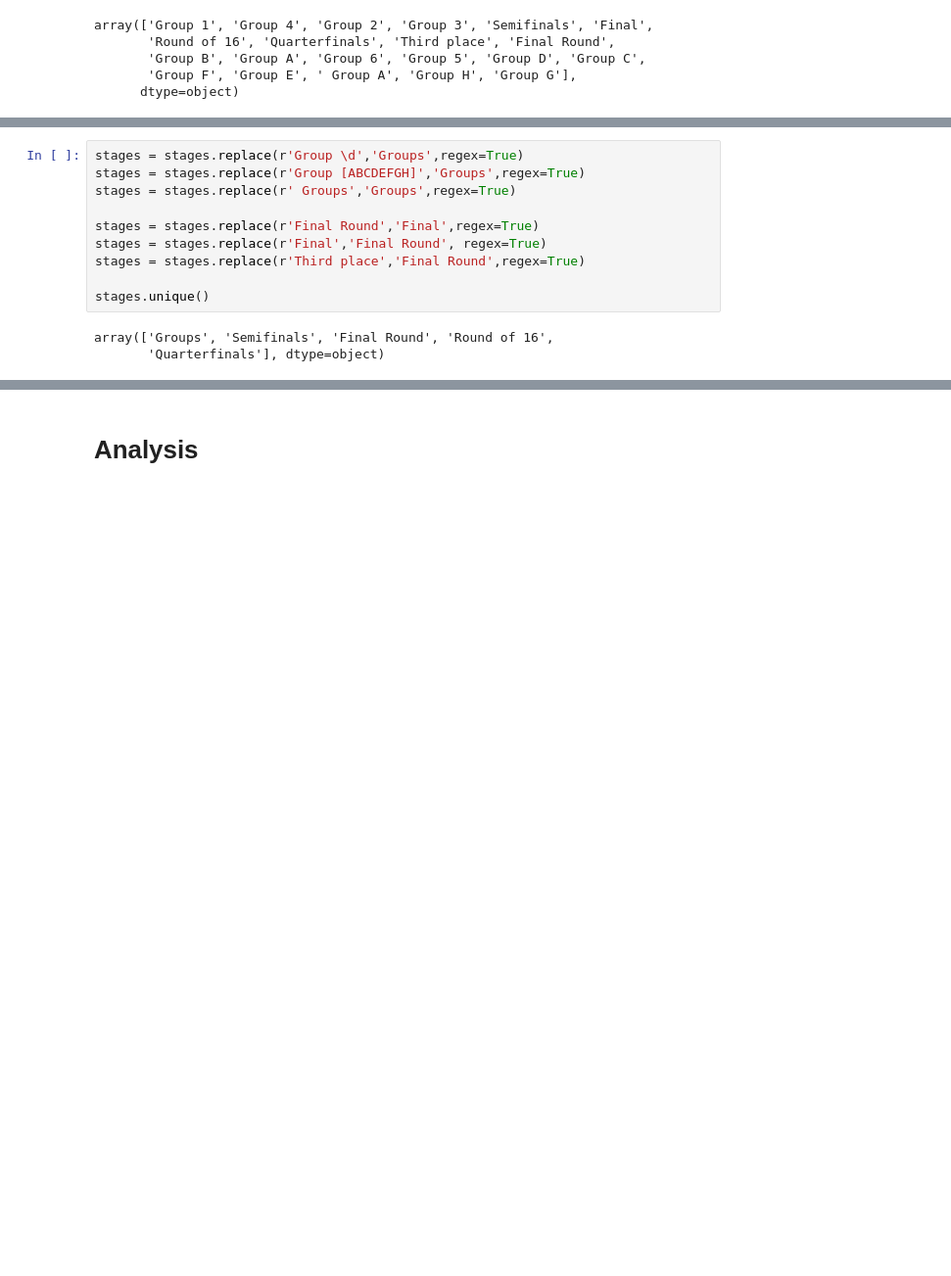
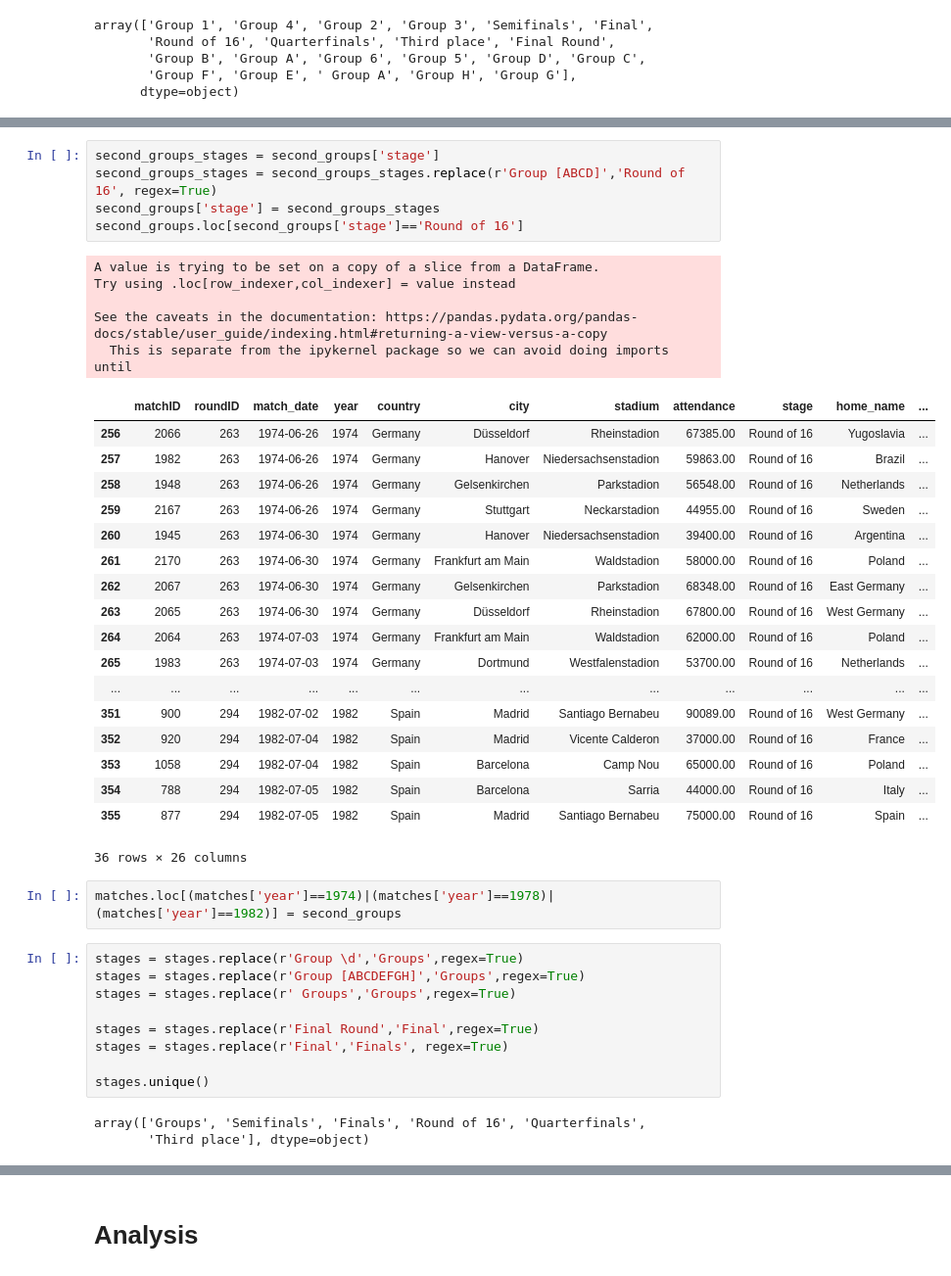
Before and after one commit to ian-zukowski/World_Cup_Analysis, a Jupyter notebook: World Cup Analysis.ipynb, the cells around one changed output, grey strips where cells are left out. Shown at 98% size. Drawn from its saved outputs; the diff is of its cells as text; blank space fills up the shorter version.

```diff
--- a/World Cup Analysis.ipynb
+++ b/World Cup Analysis.ipynb
@@ -201,16 +228,46 @@ array(['Group 1', 'Group 4', 'Group 2', 'Group 3', 'Semifinals', 'Final',
+# %%
+second_groups_stages = second_groups['stage']
+second_groups_stages = second_groups_stages.replace(r'Group [ABCD]','Round of 16', regex=True)
+second_groups['stage'] = second_groups_stages
+second_groups.loc[second_groups['stage']=='Round of 16']
+# %% [output]
+A value is trying to be set on a copy of a slice from a DataFrame.
+Try using .loc[row_indexer,col_indexer] = value instead
+
+See the caveats in the documentation: https://pandas.pydata.org/pandas-docs/stable/user_guide/indexing.html#returning-a-view-versus-a-copy
+  This is separate from the ipykernel package so we can avoid doing imports until
+|  | matchID | roundID | match_date | year | country | city | stadium | attendance | stage | home_name | ... |
+| 256 | 2066 | 263 | 1974-06-26 | 1974 | Germany | Düsseldorf | Rheinstadion | 67385.00 | Round of 16 | Yugoslavia | ... |
+| 257 | 1982 | 263 | 1974-06-26 | 1974 | Germany | Hanover | Niedersachsenstadion | 59863.00 | Round of 16 | Brazil | ... |
+| 258 | 1948 | 263 | 1974-06-26 | 1974 | Germany | Gelsenkirchen | Parkstadion | 56548.00 | Round of 16 | Netherlands | ... |
+| 259 | 2167 | 263 | 1974-06-26 | 1974 | Germany | Stuttgart | Neckarstadion | 44955.00 | Round of 16 | Sweden | ... |
+| 260 | 1945 | 263 | 1974-06-30 | 1974 | Germany | Hanover | Niedersachsenstadion | 39400.00 | Round of 16 | Argentina | ... |
+| 261 | 2170 | 263 | 1974-06-30 | 1974 | Germany | Frankfurt am Main | Waldstadion | 58000.00 | Round of 16 | Poland | ... |
+| 262 | 2067 | 263 | 1974-06-30 | 1974 | Germany | Gelsenkirchen | Parkstadion | 68348.00 | Round of 16 | East Germany | ... |
+| 263 | 2065 | 263 | 1974-06-30 | 1974 | Germany | Düsseldorf | Rheinstadion | 67800.00 | Round of 16 | West Germany | ... |
+| 264 | 2064 | 263 | 1974-07-03 | 1974 | Germany | Frankfurt am Main | Waldstadion | 62000.00 | Round of 16 | Poland | ... |
+| 265 | 1983 | 263 | 1974-07-03 | 1974 | Germany | Dortmund | Westfalenstadion | 53700.00 | Round of 16 | Netherlands | ... |
+| ... | ... | ... | ... | ... | ... | ... | ... | ... | ... | ... | ... |
+| 351 | 900 | 294 | 1982-07-02 | 1982 | Spain | Madrid | Santiago Bernabeu | 90089.00 | Round of 16 | West Germany | ... |
+| 352 | 920 | 294 | 1982-07-04 | 1982 | Spain | Madrid | Vicente Calderon | 37000.00 | Round of 16 | France | ... |
+| 353 | 1058 | 294 | 1982-07-04 | 1982 | Spain | Barcelona | Camp Nou | 65000.00 | Round of 16 | Poland | ... |
+| 354 | 788 | 294 | 1982-07-05 | 1982 | Spain | Barcelona | Sarria | 44000.00 | Round of 16 | Italy | ... |
+| 355 | 877 | 294 | 1982-07-05 | 1982 | Spain | Madrid | Santiago Bernabeu | 75000.00 | Round of 16 | Spain | ... |
+36 rows × 26 columns
+# %%
+matches.loc[(matches['year']==1974)|(matches['year']==1978)|(matches['year']==1982)] = second_groups
 # %%
 stages = stages.replace(r'Group \d','Groups',regex=True)
 stages = stages.replace(r'Group [ABCDEFGH]','Groups',regex=True)
 stages = stages.replace(r' Groups','Groups',regex=True)
 
 stages = stages.replace(r'Final Round','Final',regex=True)
-stages = stages.replace(r'Final','Final Round', regex=True)
-stages = stages.replace(r'Third place','Final Round',regex=True)
+stages = stages.replace(r'Final','Finals', regex=True)
 
 stages.unique()
 # %% [output]
-array(['Groups', 'Semifinals', 'Final Round', 'Round of 16',
-       'Quarterfinals'], dtype=object)
+array(['Groups', 'Semifinals', 'Finals', 'Round of 16', 'Quarterfinals',
+       'Third place'], dtype=object)
 # %%
 matches['stage'] = stages
 
```
Also changed, not shown: parts of 34 cells of this notebook, 2 other files.
